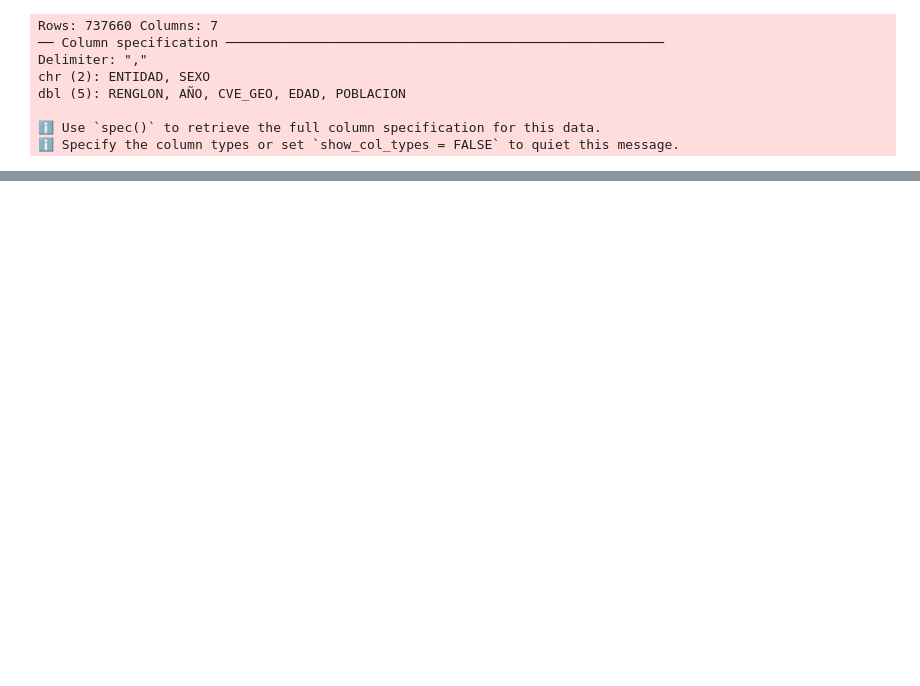
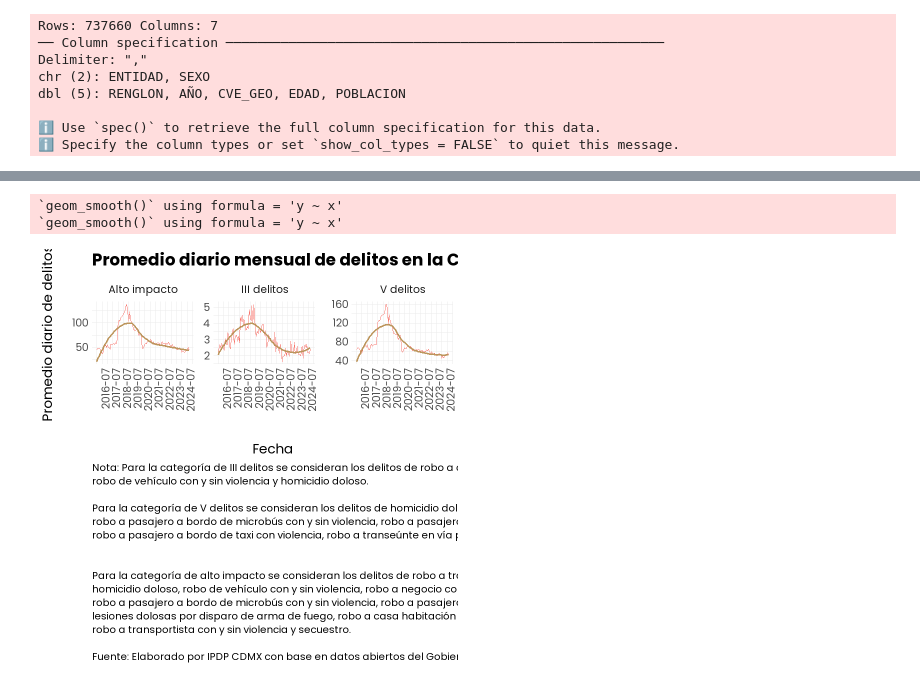
Before and after one commit to cpyp-ipdp/pgd_cdmx, a Jupyter notebook: indicadores/seguridad/indicadores_seguridad.ipynb, the cells around one changed output, grey strips where cells are left out. Saved outputs shown, nothing was run; the diff lists cells and outputs as text; code cells hidden in the pictures; blank space fills up the shorter version.

Commit message:
Se suben indicadores propuestos de delitos

```diff
--- a/indicadores/seguridad/indicadores_seguridad.ipynb
+++ b/indicadores/seguridad/indicadores_seguridad.ipynb
@@ -184,0 +183,19 @@ ggsave('delitos_mensual.png', width = 12, height = 8, units = 'in',,dpi=300,bg="
+# %%
+#Calcular promedio diario de delitos mensual
+delitos_mensual <- carpetas %>%
+  mutate(fecha_hecho = as.Date(fecha_hecho),
+         ano = year(fecha_hecho),
+         mes = month(fecha_hecho)) %>%
+#Contabilizar los delitos por año y mes
+    group_by(ano, mes) %>%
+    summarise(III_delitos = sum(III_delitos),
+                V_delitos = sum(V_delitos),
+              alto_impacto = sum(alto_impacto),
+              #perspectiva_genero = sum(perspectiva_genero),
+                .groups = 'drop') %>%
+#Obtener promedio diario de delitos
+    mutate(promedio_diario_III = III_delitos / days_in_month(as.Date(paste(ano, mes, '01', sep = '-'))),
+           promedio_diario_V = V_delitos / days_in_month(as.Date(paste(ano, mes, '01', sep = '-'))),
+              promedio_diario_alto_impacto = alto_impacto / days_in_month(as.Date(paste(ano, mes, '01', sep = '-'))))
+               #promedio_diario_perspectiva_genero = perspectiva_genero / days_in_month(as.Date(paste(ano, mes, '01', sep = '-'))))
+delitos_mensual
@@ -184,0 +248,51 @@ ggsave('delitos_mensual.png', width = 12, height = 8, units = 'in',,dpi=300,bg="
+# %%
+# Gráfica de promedio diario de III y V delitos en una misma gráfica
+
+delitos_mensual %>%
+    pivot_longer(cols = c(promedio_diario_III, promedio_diario_V, promedio_diario_alto_impacto), #promedio_diario_perspectiva_genero),
+                 names_to = 'delito',
+                 values_to = 'promedio_diario') %>%
+    select(ano, mes, delito, promedio_diario) %>%
+    mutate(delito = recode(delito,
+                           promedio_diario_III = "III delitos",
+                           promedio_diario_V = "V delitos",
+                           promedio_diario_alto_impacto = "Alto impacto"))%>%
+                           #promedio_diario_perspectiva_genero = "Perspectiva de género")) %>%
+    ggplot(aes(x = as.Date(paste(ano, mes, '01', sep = '-')), y = promedio_diario, color = '#691c32')) +
+    geom_line() +
+    geom_smooth(method = 'loess', se = FALSE, color = '#bc955c') +
+    labs(title = 'Promedio diario mensual de delitos en la Ciudad de México, 2016-2024',
+         x = 'Fecha',
+         y = 'Promedio diario de delitos',
+         caption = "Nota: Para la categoría de III delitos se consideran los delitos de robo a casa habitación con y sin violencia,
+robo de vehículo con y sin violencia y homicidio doloso.
+
+Para la categoría de V delitos se consideran los delitos de homicidio doloso, robo a negocio con violencia,
+robo a pasajero a bordo de microbús con y sin violencia, robo a pasajero a bordo del metro con y sin violencia,
+robo a pasajero a bordo de taxi con violencia, robo a transeúnte en vía pública con y sin violencia y robo de vehículo con y sin violencia.
+
+
+Para la categoría de alto impacto se consideran los delitos de robo a transeúnte en vía pública con y sin violencia,
+homicidio doloso, robo de vehículo con y sin violencia, robo a negocio con violencia, robo a pasajero a bordo del metro con y sin violencia,
+robo a pasajero a bordo de microbús con y sin violencia, robo a pasajero a bordo de taxi con violencia, violación, robo a repartidor con y sin violencia,
+lesiones dolosas por disparo de arma de fuego, robo a casa habitación con violencia, robo a cuentahabiente saliendo del cajero con violencia,
+robo a transportista con y sin violencia y secuestro.
+
+Fuente: Elaborado por IPDP CDMX con base en datos abiertos del Gobierno de la Ciudad de México") +
+    theme_minimal() +
+    scale_x_date(date_labels = '%Y-%m', date_breaks = '12 months') +
+    scale_y_continuous(labels = scales::comma) +
+    theme(axis.text.x = element_text(angle = 90, hjust = 1),
+          plot.title = element_text(hjust = 0, size = 25, face = "bold"),
+          plot.subtitle = element_text(hjust = 0, size = 20, face = "italic"),
+          plot.caption = element_text(hjust = 0, size = 15),
+          legend.position = "none",
+          text = element_text(family = "pop", size = 20)) +
+    facet_wrap(~delito, scales = 'free_y', ncol = 3)
+
+# Salvar gráfica
+ggsave('delitos_mensual.png', width = 20, height = 10, units = 'in', dpi = 100, bg = "white")
+# %% [output]
+`geom_smooth()` using formula = 'y ~ x'
+`geom_smooth()` using formula = 'y ~ x'
+[figure, added]
```
Also changed, not shown: parts of 23 cells of this notebook.
